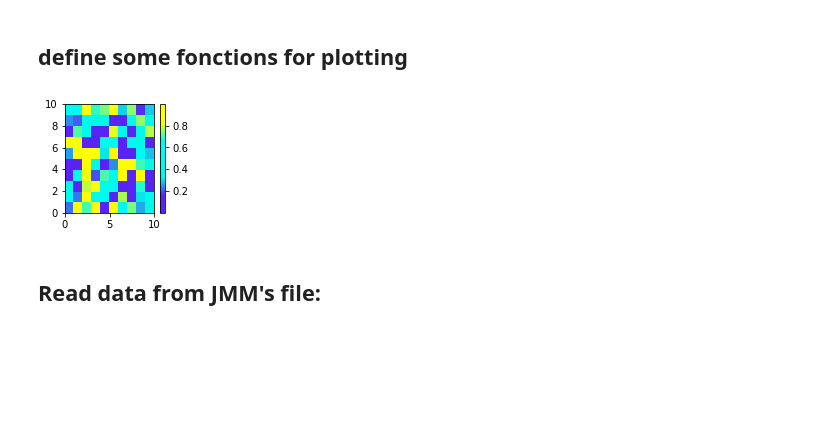
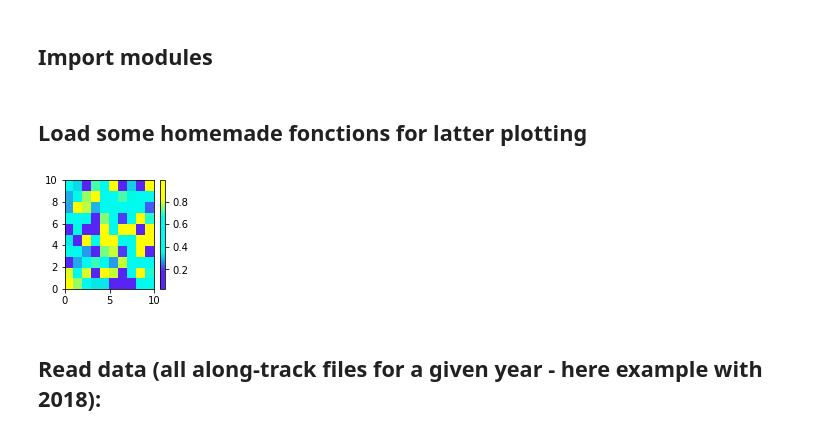
Before and after one commit to imhotep-project/imhotep-synthetic-obs, a Jupyter notebook: tools/2023-07-19_check_SLA.ipynb, the cells around one changed output. Saved outputs shown, nothing was run; the diff lists cells and outputs as text; code cells hidden in the pictures; blank space fills up the shorter version.

```diff
--- a/tools/2023-07-19_check_SLA.ipynb
+++ b/tools/2023-07-19_check_SLA.ipynb
@@ -3,3 +143,5 @@
+# %% [markdown]
+## Import modules
 # %%
 ## standart libraries
 import os,sys
@@ -31,7 +170,7 @@ from mpl_toolkits.axes_grid1.inset_locator import inset_axes
 # for jupyter notebook display
 %matplotlib inline
 # %% [markdown]
-## define some fonctions for plotting
+## Load some homemade fonctions for latter plotting
 # %%
 def make_cmap(colors, position=None, bit=False):
     '''
@@ -67,7 +206,7 @@ def make_cmap(colors, position=None, bit=False):
     cmap = mpl.colors.LinearSegmentedColormap('my_colormap',cdict,256)
     return cmap
 
-def plotmapSCATT(fig1,ehonan,nav_lon,nav_lat,qcflag,cm_base,vmin,vmax,Nincr,plto,glo=True,obsflag=100,coastL=False,coastC=False,xlim=(0,10),ylim=(0,10),su='b',so='k',loncentr=0.,outonly=False, inonly=False):
+def plotmapSCATT(fig1,ehonan,nav_lon,nav_lat,cm_base,vmin,vmax,Nincr,plto,glo=True,obsflag=100,coastL=False,coastC=False,xlim=(0,10),ylim=(0,10),su='b',so='k',loncentr=0.,outonly=False, inonly=False):
         '''
 
         Plot regional or global map of scatter data (point by point data).
@@ -161,36 +300,34 @@ def plotmapSCATT(fig1,ehonan,nav_lon,nav_lat,qcflag,cm_base,vmin,vmax,Nincr,plto
             #limits
             plt.xlim(xlim)
             plt.ylim(ylim)
 
         # plot colorbar
         cb = plt.colorbar(cs, extend='both',  pad=0.04, orientation='horizontal', shrink=0.75)
         cb.ax.tick_params(labelsize=15)
         cb.set_label(labelplt,size=15)
         ticks = np.linspace(vmin,vmax,11)
         cb.set_ticks(ticks)
         new_tickslabels = ["%.2f" % i for i in ticks]
         cb.set_ticklabels(new_tickslabels)
 
 
 ### colors to include in my custom colormap
-#colors=[(255,255,0),(255,255,0),(250,0,0),(255,0,0),(250,0,0),(88,36,245),(88,36,245)]
 colors=[(255,255,0),(255,255,0),(0,250,240),(0,250,240),(0,250,230),(88,36,245),(88,36,245)]
-#colors=[(169,247,242),(169,247,242),(200,254,46),(200,254,46),(200,254,46),(8,75,138),(8,75,138)]
 
 ### Call the function make_cmap which returns my colormap
 my_cmap = make_cmap(colors[::-1], bit=True)
 
 ### Display my colormap
 plotcolormap=True
 if plotcolormap:
     fig = plt.figure(figsize=([2,2]),facecolor='white')
     #ax = fig.add_subplot(311)
     plt.pcolor(np.random.rand(10,10), cmap=my_cmap)
     plt.colorbar()
     plt.show()
     plt.close(fig)
 # %% [output]
-[figure, old version]
+[figure, new version]
 # %% [markdown]
-## Read data from JMM's file:
+## Read data (all along-track files  for a given year - here example with 2018):
 # %%
```
Also changed, not shown: parts of 17 cells of this notebook.
